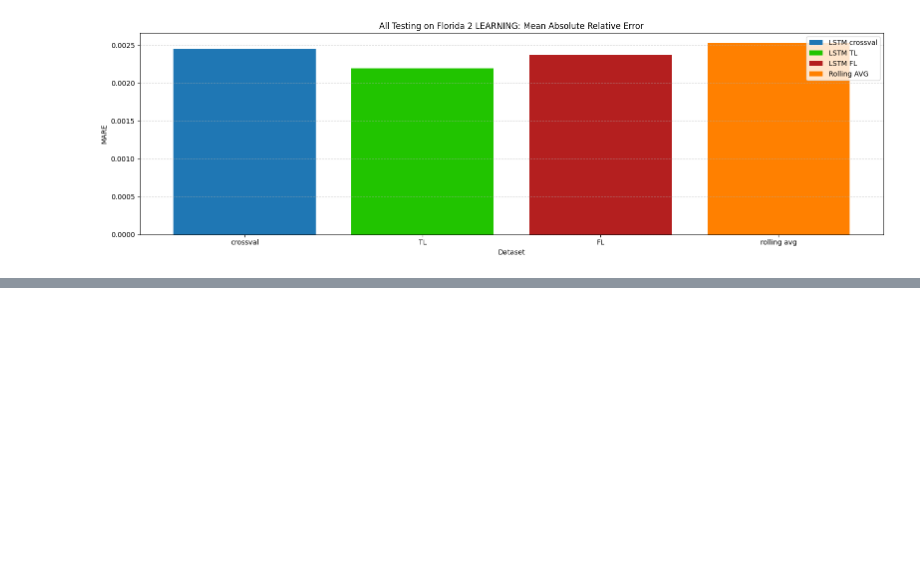
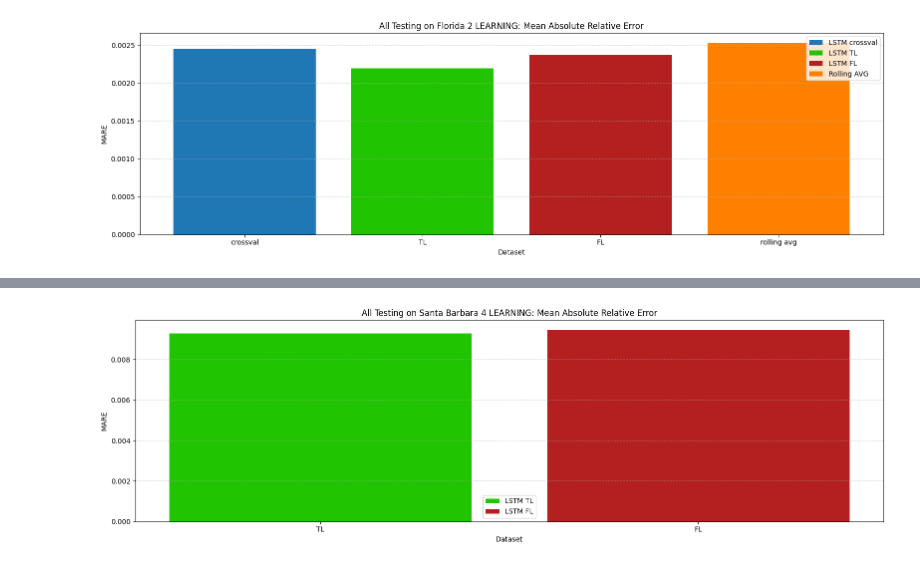
Before and after one commit to rzv09/smores_proj, a Jupyter notebook: src/plotting_bars.ipynb, the cells around one changed output, grey strips where cells are left out. Drawn from its saved outputs; the diff is of its cells as text; code cells hidden in the pictures; blank space fills up the shorter version.

```diff
--- a/src/plotting_bars.ipynb
+++ b/src/plotting_bars.ipynb
@@ -299,0 +327,4 @@ plot_losses_florida_all_train_methods(crossval_f, tl_f, fl_f, 'All Testing on Fl
+# %%
+plot_losses_sb_all_train_methods(crossval_f, tl_f, fl_f, 'All Testing on Santa Barbara 4', 'model_2', 'model_sb1sb2fl3fl4', 'model_FL_sb1sb2fl3fl4', ['sb_dataset4'])
+# %% [output]
+[figure, added]
```
Also changed, not shown: parts of 2 cells of this notebook.
